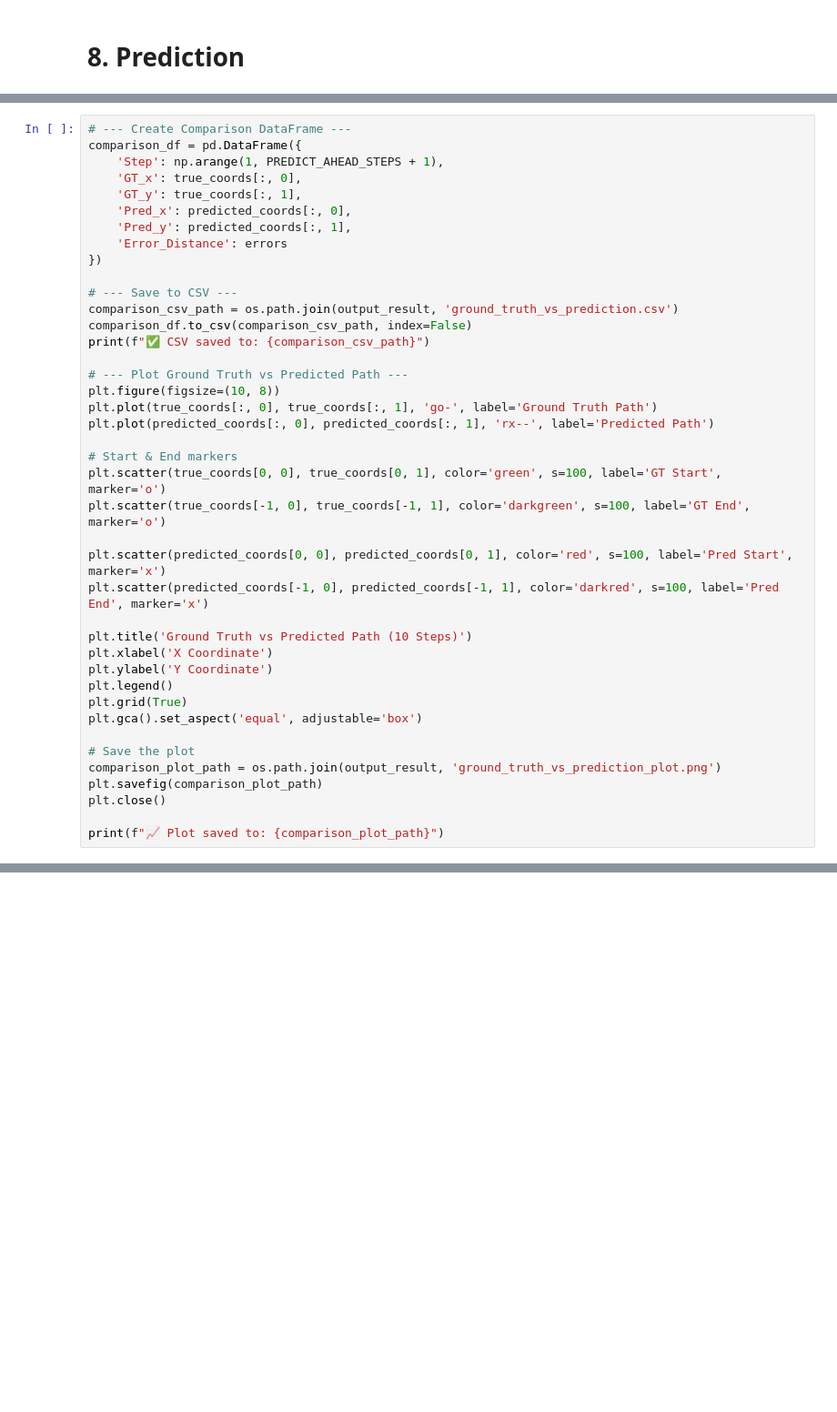
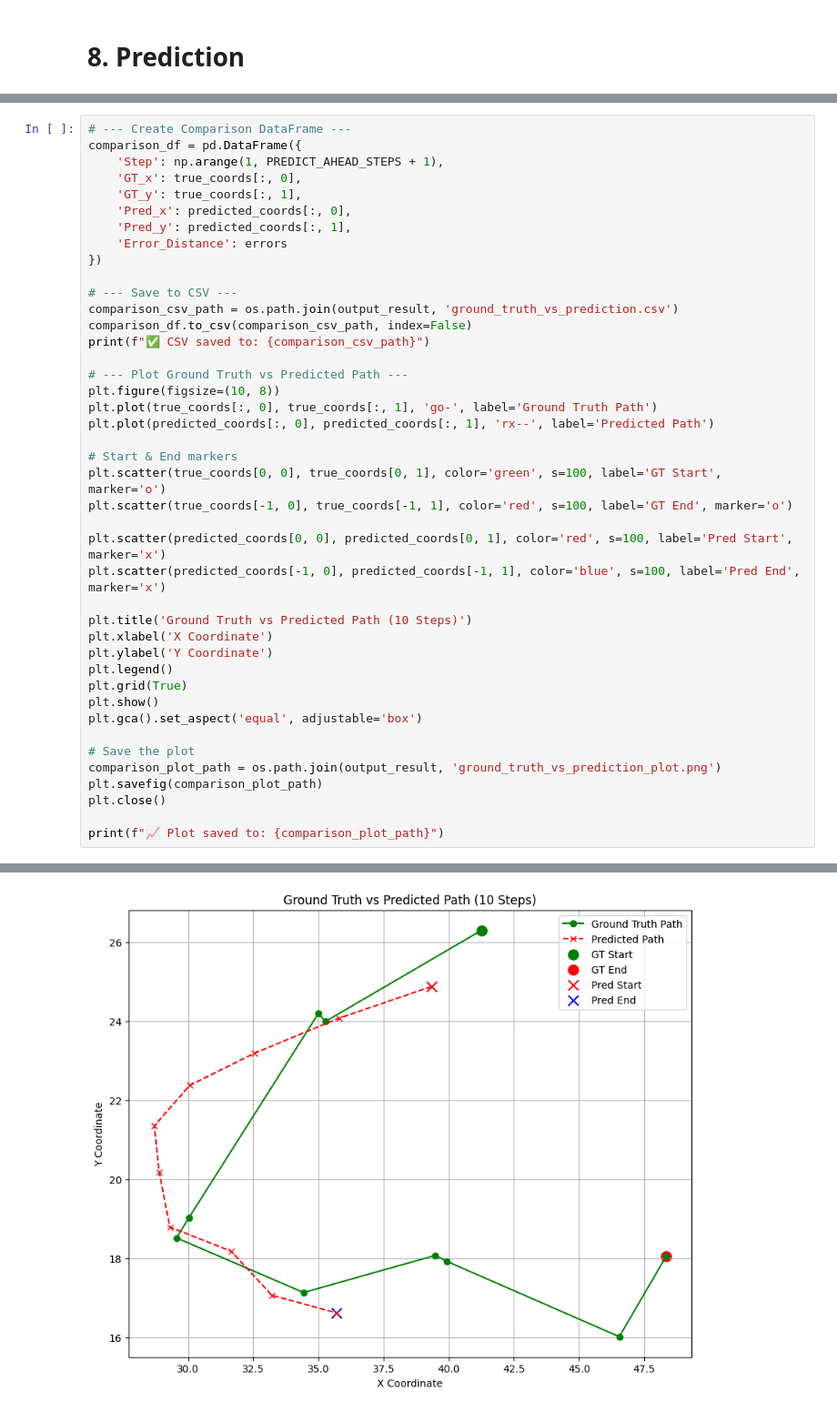
Before and after one commit to hoihpi21/ble_direction_prediction, a Jupyter notebook: pipeline_lstm.ipynb, the cells around one changed output, grey strips where cells are left out. Shown: that part at 91% size. Drawn from its saved outputs; the diff is of its cells as text; blank space fills up the shorter version.

```diff
--- a/pipeline_lstm.ipynb
+++ b/pipeline_lstm.ipynb
@@ -546,16 +630,17 @@ plt.plot(predicted_coords[:, 0], predicted_coords[:, 1], 'rx--', label='Predicte
 
 # Start & End markers
 plt.scatter(true_coords[0, 0], true_coords[0, 1], color='green', s=100, label='GT Start', marker='o')
-plt.scatter(true_coords[-1, 0], true_coords[-1, 1], color='darkgreen', s=100, label='GT End', marker='o')
+plt.scatter(true_coords[-1, 0], true_coords[-1, 1], color='red', s=100, label='GT End', marker='o')
 
 plt.scatter(predicted_coords[0, 0], predicted_coords[0, 1], color='red', s=100, label='Pred Start', marker='x')
-plt.scatter(predicted_coords[-1, 0], predicted_coords[-1, 1], color='darkred', s=100, label='Pred End', marker='x')
+plt.scatter(predicted_coords[-1, 0], predicted_coords[-1, 1], color='blue', s=100, label='Pred End', marker='x')
 
 plt.title('Ground Truth vs Predicted Path (10 Steps)')
 plt.xlabel('X Coordinate')
 plt.ylabel('Y Coordinate')
 plt.legend()
 plt.grid(True)
+plt.show()
 plt.gca().set_aspect('equal', adjustable='box')
 
 # Save the plot
@@ -569,0 +654 @@ print(f"📈 Plot saved to: {comparison_plot_path}")
+[figure, added]
```
Also changed, not shown: parts of 17 cells of this notebook, 27 other files.
